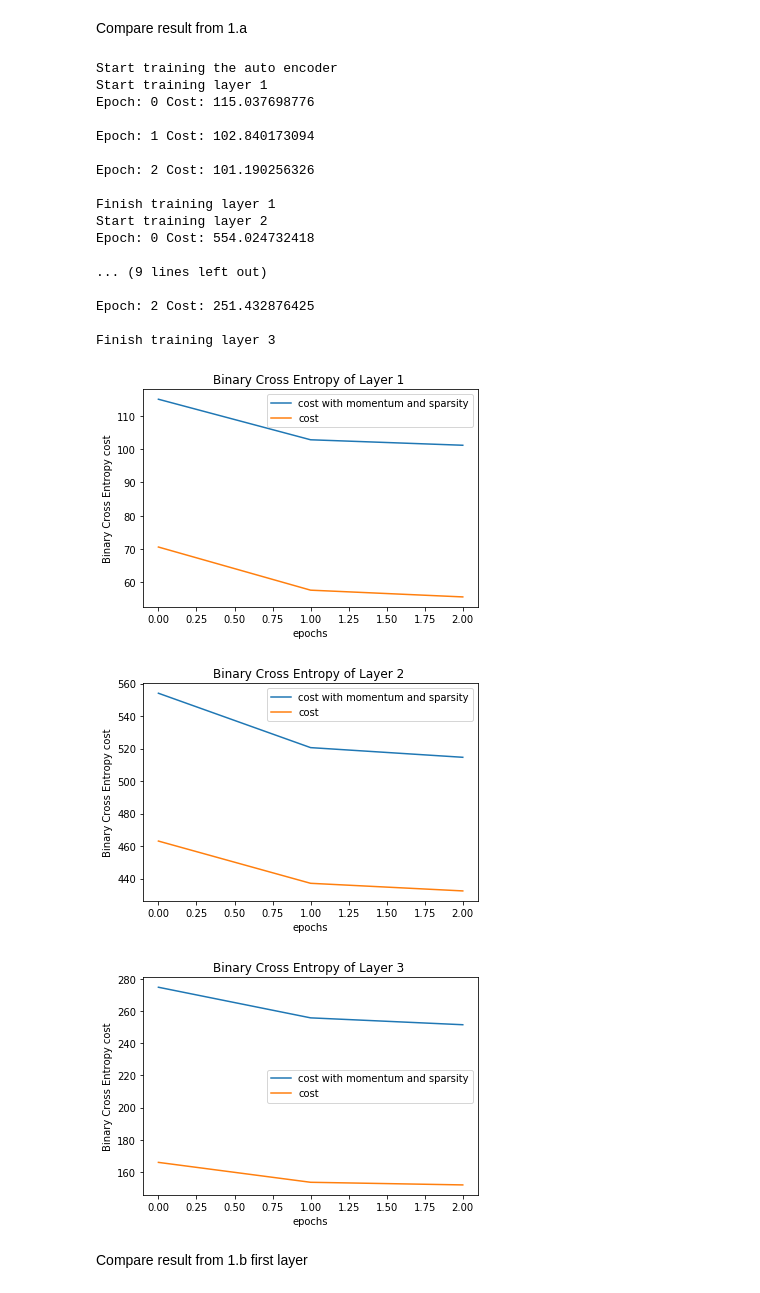
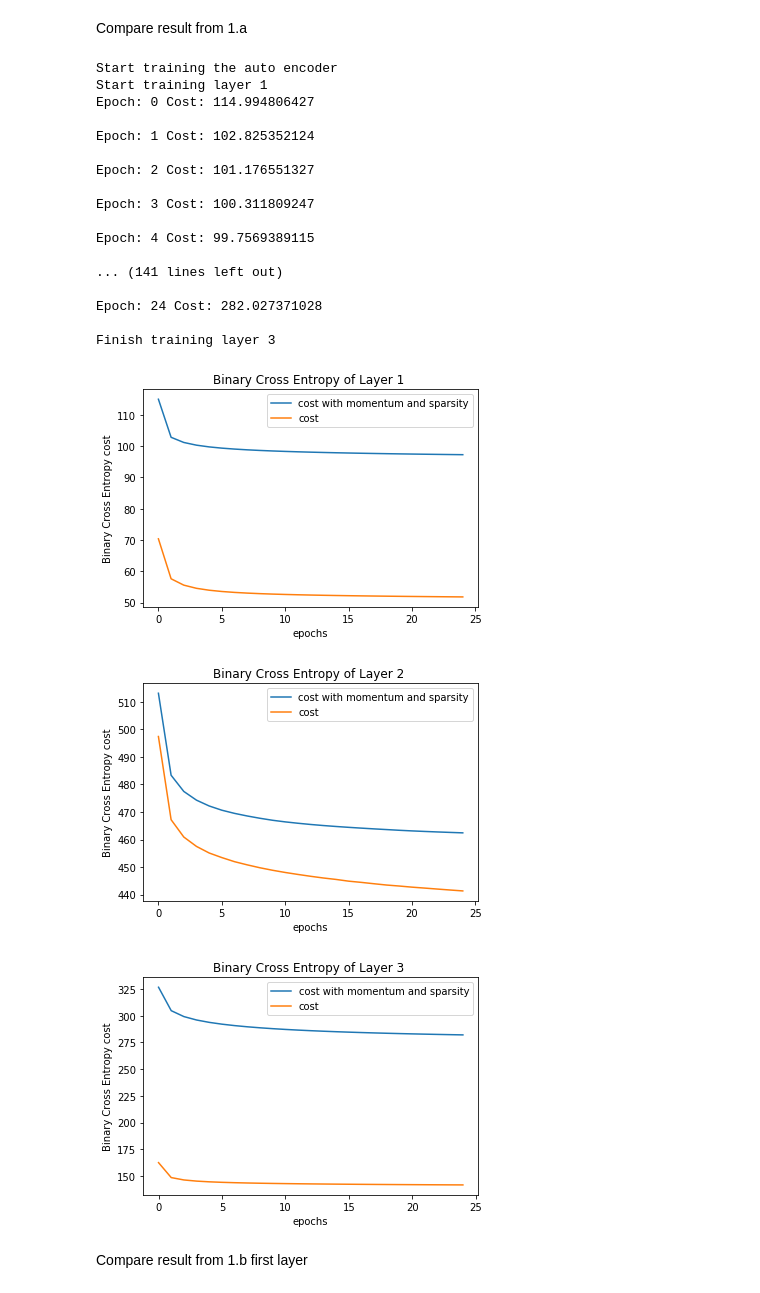
Before and after one commit to edwardsujono/neural_network_deep_cnn_autoencoder, a Jupyter notebook: Auto Encoder.ipynb, the cells around one changed output. Cells and saved outputs as stored; diff of their text form; code cells hidden in the pictures.

```diff
--- a/Auto Encoder.ipynb
+++ b/Auto Encoder.ipynb
@@ -201,13 +201,6 @@ class DataVisualizationAdjacent:
 # %% [markdown]
 Neural Network of Auto Encoder
 # %%
-import numpy as np
-from common.utils import init_bias, init_weights, init_sparsity_constraint, sgd_momentum
-import theano
-import theano.tensor as T
-from theano.sandbox.rng_mrg import MRG_RandomStreams as RandomStreams
-
-
 class SoftmaxAutoEncoder:
 
     def __init__(self, num_features, num_outputs, list_hidden_layer, learning_rate,
@@ -239,7 +232,7 @@ class SoftmaxAutoEncoder:
             Do the data corruption
         """
 
-        x = self.corrupt_the_data(corruption_level=corruption_level, x=x)
+        tilde_x = self.corrupt_the_data(corruption_level, x)
 
         """
             Construct the auto encoder
@@ -258,7 +251,7 @@ class SoftmaxAutoEncoder:
                 ENCODER
             """
             list_trained_neurons = list_neurons[:ind_neurons]
-            prev_output = x
+            prev_output = tilde_x
             self.list_prev_output = []
 
             for i in range(1, len(list_trained_neurons)):
@@ -270,6 +263,8 @@ class SoftmaxAutoEncoder:
                     self.weights.append(weight)
                     biases.append(bias)
                     check_input_train = prev_output
+                    if i == 1:
+                        check_input_train = x
 
                 else:
                     # use the previous value, we solely trained the added layer
@@ -303,15 +298,13 @@ class SoftmaxAutoEncoder:
                     list_back_neurons.append(prev_output)
                     check_output_train = prev_output
 
-            # last_output = T.switch(T.gt(prev_output, 0.5), 1, 0)
             cost = - T.mean(T.sum(check_input_train * T.log(check_output_train) +
                                   (1 - check_input_train) * T.log(1 - check_output_train), axis=1))
+
             if use_sparsity:
                 cost += init_sparsity_constraint(list_back_neurons=list_back_neurons,
                                                  sparsity_parameter=sparsity_parameter,
                                                  penalty_parameter=penalty_parameter)
-
-            # cost = T.mean(T.nnet.binary_crossentropy(prev_output, x))
 
             params = [self.weights[ind_neurons-2]] + [biases[ind_neurons-2]] + [biases_trans[ind_neurons-2]]
 
@@ -441,9 +434,11 @@ class SoftmaxAutoEncoder:
         return [weight.get_value() for weight in self.weights]
 
     def get_reconstructed_image(self):
+
         return self.reconstructed_image
 
     def get_hidden_layer_activation(self):
+
         return self.hidden_layer_value
 # %% [markdown]
 This part of assignment aims to provide you with some exposure to the use of autoencoders. Use
@@ -657,7 +678,7 @@ Compare result from 1.a
 # %%
 num_feature = len(train_x[0])
 list_hidden_layer = [900, 625, 400]
-epochs = 3
+epochs = 25
 batch_size = 128
 num_output = 10
 momentum = 0.1
@@ -676,44 +697,44 @@ softmax_momentum_sparsity.start_train_auto_encoder(epochs=epochs, batch_size=bat
 
 list_cost_momentum_sparsity_all_layer = softmax_momentum_sparsity.get_total_costs_of_auto_encoder()
 list_normal_cost_all_layer = softmax.get_total_costs_of_auto_encoder()
 
 
 visualizer = DataVisualizationWithLabels()
 
 %matplotlib inline
 cntr = 1
 
 for list_cost_momentum_sparsity, list_normal_cost in zip(list_cost_momentum_sparsity_all_layer, list_normal_cost_all_layer):
     visualizer.show_plot(list_x_point=[range(epochs) for k in range(2)],
                          list_y_point=[list_cost_momentum_sparsity, list_normal_cost],
                          x_label='epochs',
                          y_label='Binary Cross Entropy cost',
                          title='Binary Cross Entropy of Layer %s ' % cntr ,
                          figure_name='project_b/images/3a_cost_layer_%s.png' % cntr,
                          labels=['cost with momentum and sparsity', 'cost']
                         )
     cntr += 1
 # %% [output]
 Start training the auto encoder
 Start training layer 1
-Epoch: 0 Cost: 115.037698776
+Epoch: 0 Cost: 114.994806427
 
-Epoch: 1 Cost: 102.840173094
+Epoch: 1 Cost: 102.825352124
 
-Epoch: 2 Cost: 101.190256326
+Epoch: 2 Cost: 101.176551327
 
-Finish training layer 1
-Start training layer 2
-Epoch: 0 Cost: 554.024732418
+Epoch: 3 Cost: 100.311809247
 
-... (9 lines left out)
+Epoch: 4 Cost: 99.7569389115
 
-Epoch: 2 Cost: 251.432876425
+... (141 lines left out)
+
+Epoch: 24 Cost: 282.027371028
 
 Finish training layer 3
-[figure, old version]
+[figure, new version]
-[figure, old version]
+[figure, new version]
-[figure, old version]
+[figure, new version]
 # %% [markdown]
 Compare result from 1.b first layer
 # %%
```
Also changed, not shown: parts of 17 cells of this notebook.
